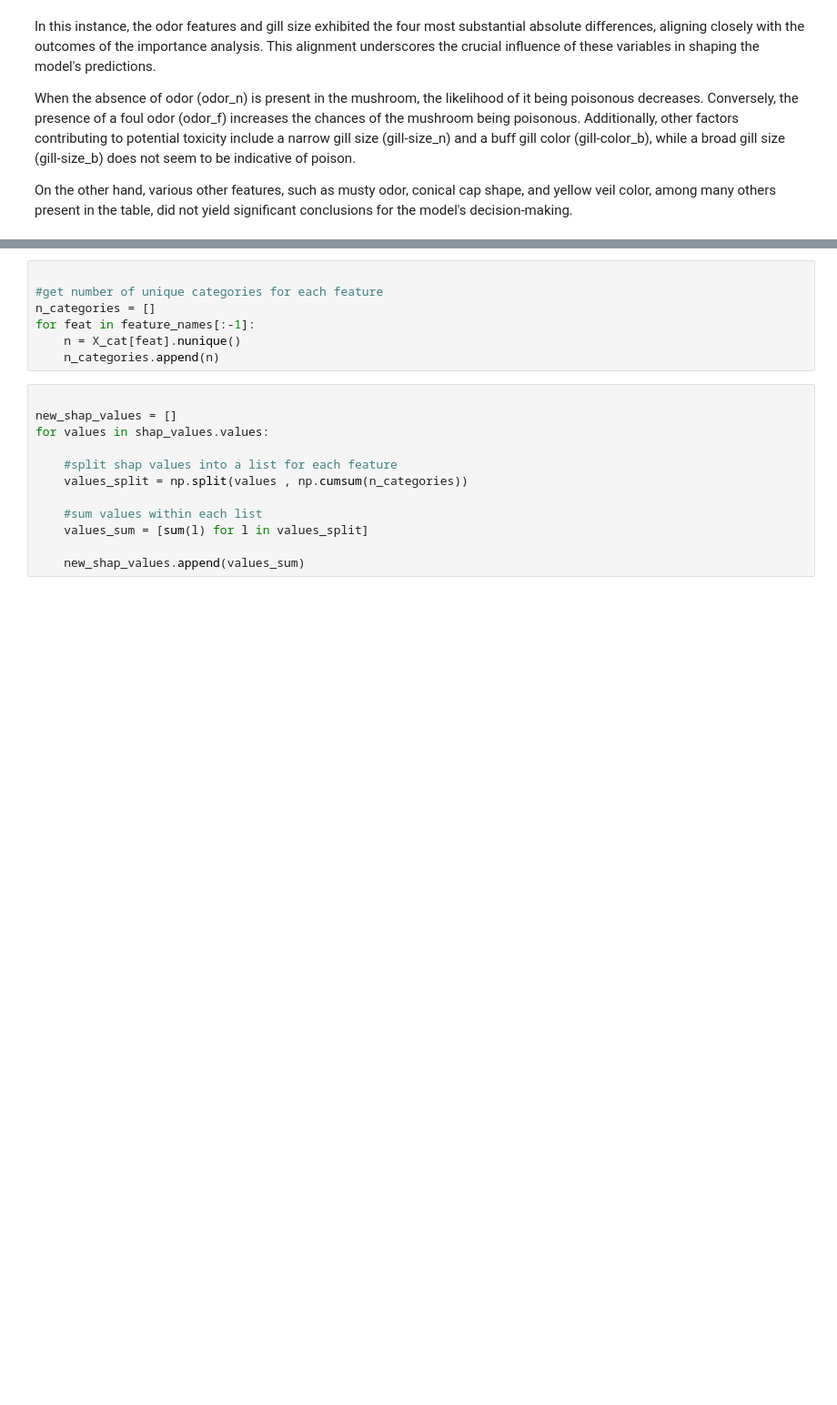
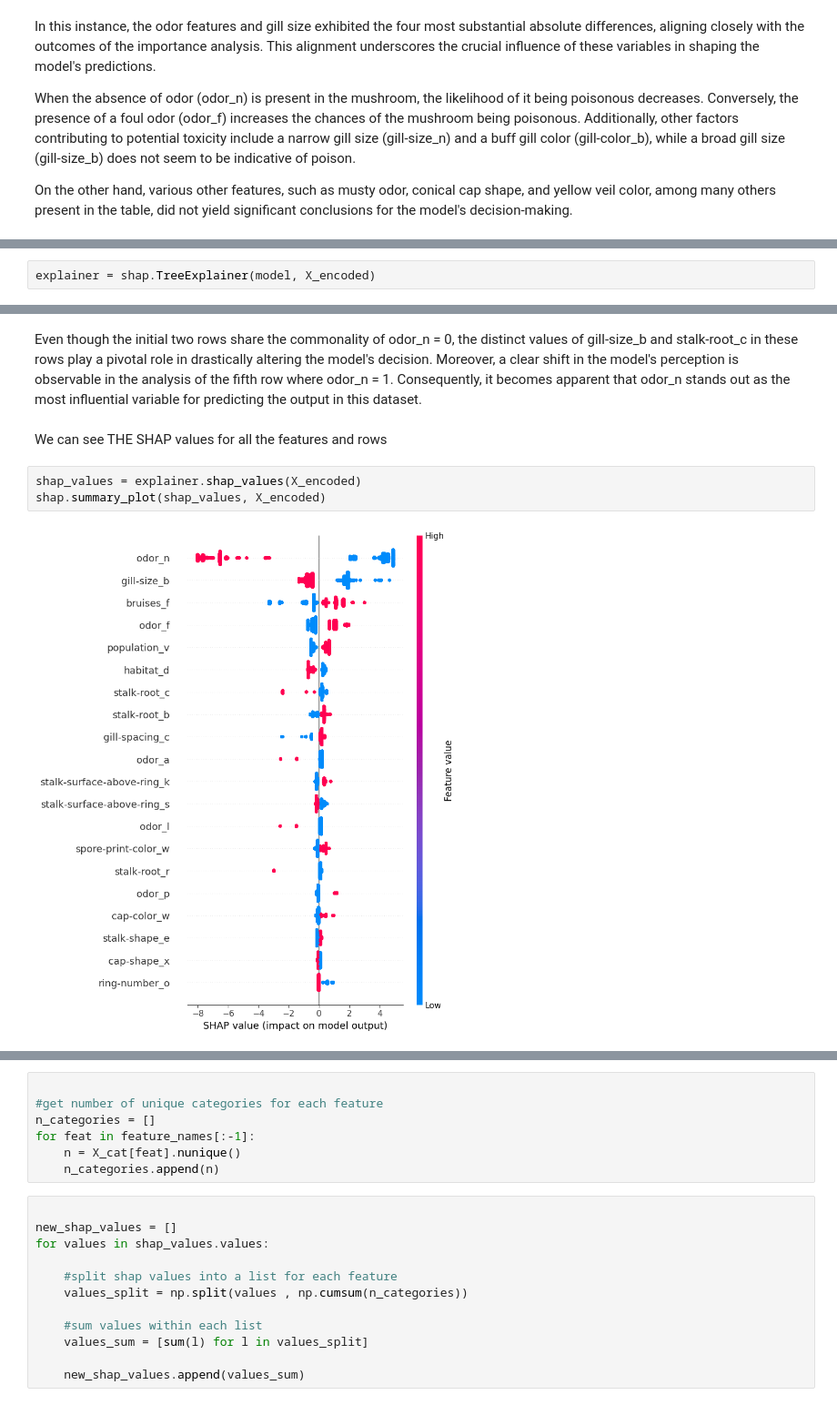
Before and after one commit to willc127/Mushroom_Classifier, a Jupyter notebook: main.ipynb, the cells around one changed output, grey strips where cells are left out. Shown at 91% size. Saved outputs shown, nothing was run; the diff lists cells and outputs as text; blank space fills up the shorter version.

Commit message:
SHAP values

```diff
--- a/main.ipynb
+++ b/main.ipynb
@@ -404,0 +388,2 @@ print(shap_values.values[0])
+# %%
+explainer = shap.TreeExplainer(model, X_encoded)
@@ -404,0 +402,9 @@ print(shap_values.values[0])
+# %% [markdown]
+Even though the initial two rows share the commonality of odor_n = 0, the distinct values of gill-size_b and stalk-root_c in these rows play a pivotal role in drastically altering the model's decision. Moreover, a clear shift in the model's perception is observable in the analysis of the fifth row where odor_n = 1. Consequently, it becomes apparent that odor_n stands out as the most influential variable for predicting the output in this dataset.
+# %% [markdown]
+We can see THE SHAP values for all the features and rows
+# %%
+shap_values = explainer.shap_values(X_encoded)
+shap.summary_plot(shap_values, X_encoded)
+# %% [output]
+[figure, added]
```
Also changed, not shown: parts of 21 cells of this notebook, 21 other files.
